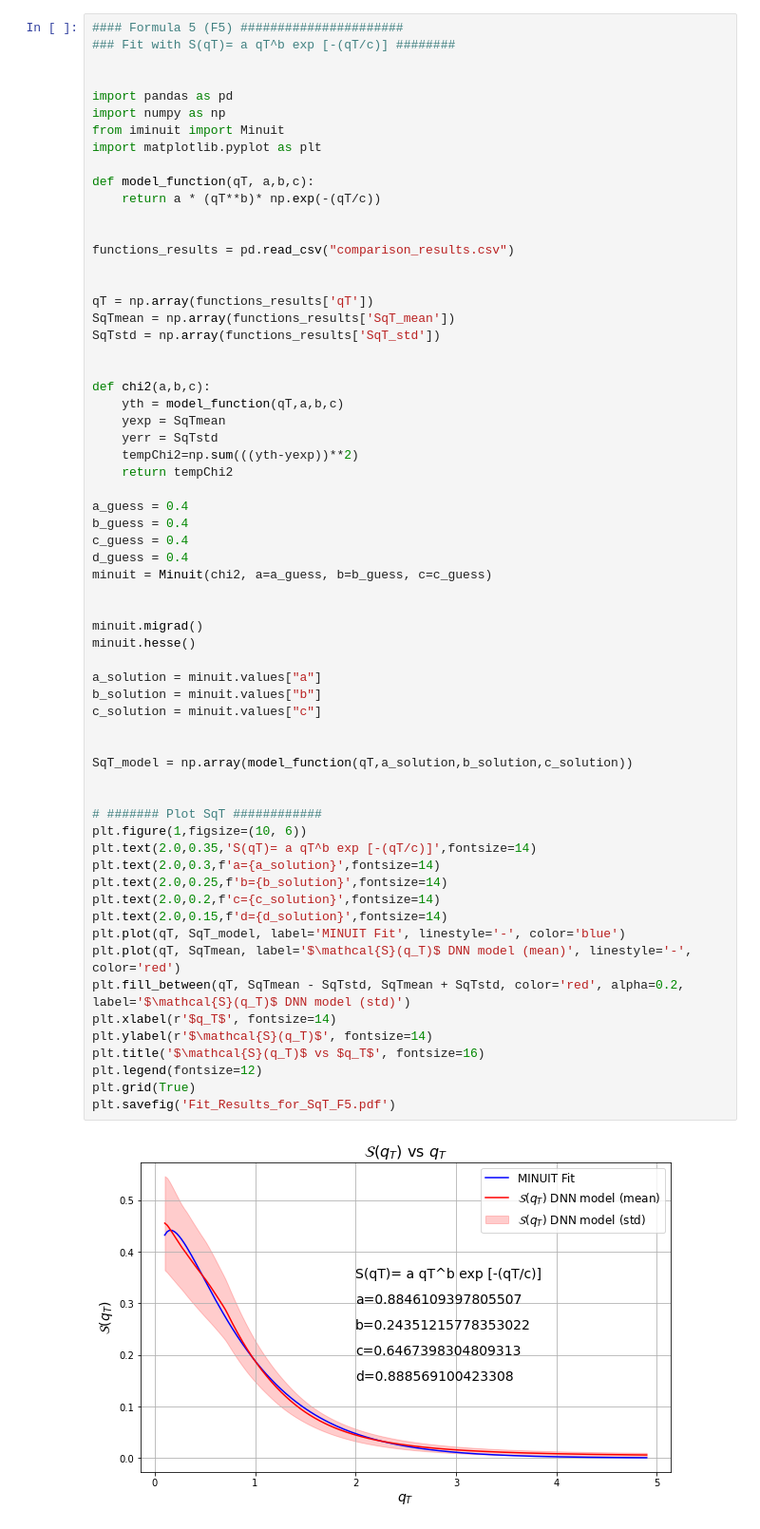
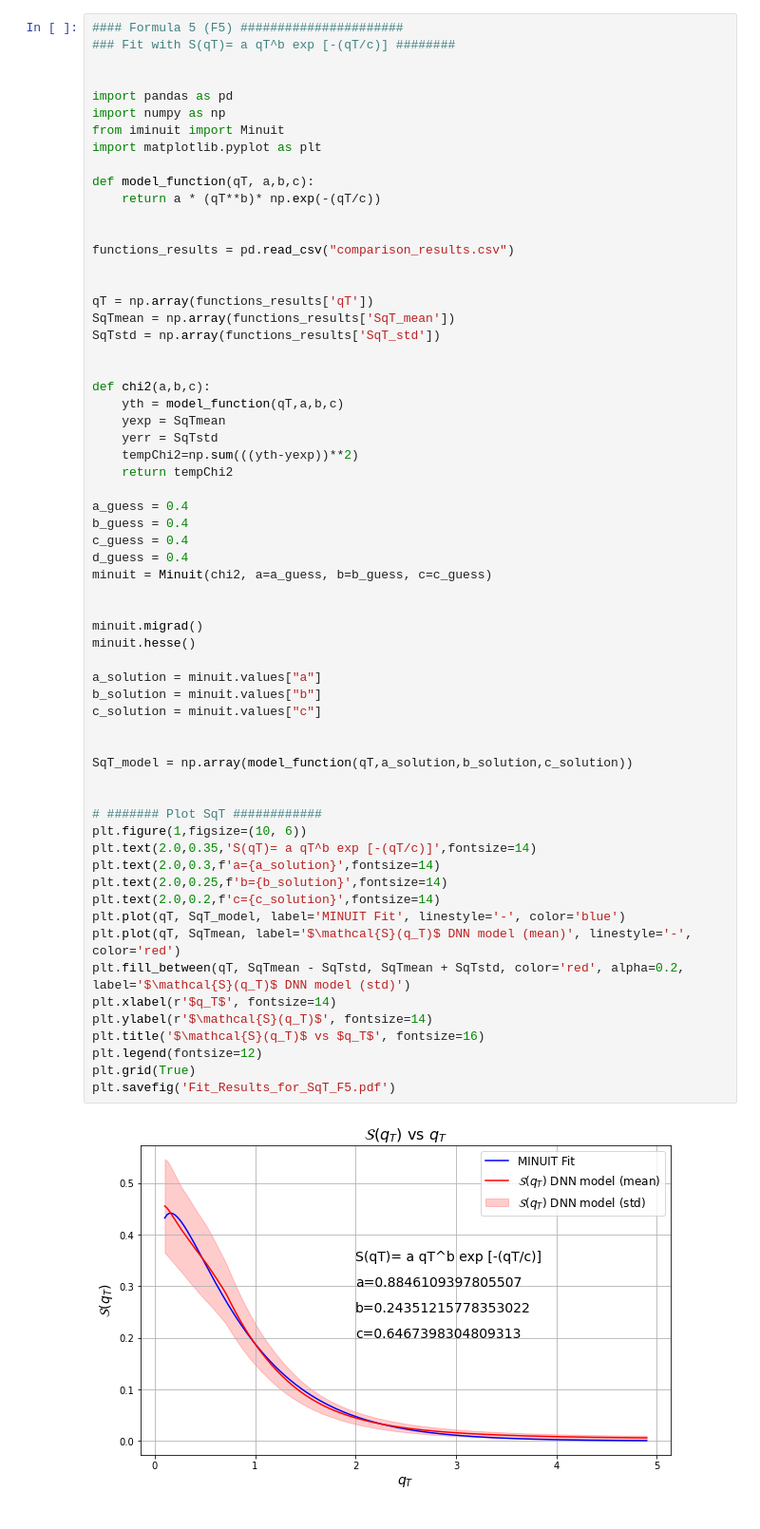
Before and after one commit to uva-spin/TMDs, a Jupyter notebook: UnpolarizedTMDs_Extraction/Tests_with_E288_Kinematics/Ansatz_Approach_for_QM/Work/Paper/Initial_Exp_Data_Fits/Implementing_both_Sq_and_B/Minuit_Fits/Minuit_Fits.ipynb, the cells around one changed output. Shown at 95% size. Drawn from its saved outputs; the diff is of its cells as text.

```diff
--- a/UnpolarizedTMDs_Extraction/Tests_with_E288_Kinematics/Ansatz_Approach_for_QM/Work/Paper/Initial_Exp_Data_Fits/Implementing_both_Sq_and_B/Minuit_Fits/Minuit_Fits.ipynb
+++ b/UnpolarizedTMDs_Extraction/Tests_with_E288_Kinematics/Ansatz_Approach_for_QM/Work/Paper/Initial_Exp_Data_Fits/Implementing_both_Sq_and_B/Minuit_Fits/Minuit_Fits.ipynb
@@ -297,35 +296,34 @@ d_guess = 0.4
 minuit = Minuit(chi2, a=a_guess, b=b_guess, c=c_guess)
 
 
 minuit.migrad()
 minuit.hesse()
 
 a_solution = minuit.values["a"]
 b_solution = minuit.values["b"]
 c_solution = minuit.values["c"]
 
 
 SqT_model = np.array(model_function(qT,a_solution,b_solution,c_solution))
 
 
 # ####### Plot SqT ############
 plt.figure(1,figsize=(10, 6))
 plt.text(2.0,0.35,'S(qT)= a qT^b exp [-(qT/c)]',fontsize=14)
 plt.text(2.0,0.3,f'a={a_solution}',fontsize=14)
 plt.text(2.0,0.25,f'b={b_solution}',fontsize=14)
 plt.text(2.0,0.2,f'c={c_solution}',fontsize=14)
-plt.text(2.0,0.15,f'd={d_solution}',fontsize=14)
 plt.plot(qT, SqT_model, label='MINUIT Fit', linestyle='-', color='blue')
 plt.plot(qT, SqTmean, label='$\mathcal{S}(q_T)$ DNN model (mean)', linestyle='-', color='red')
 plt.fill_between(qT, SqTmean - SqTstd, SqTmean + SqTstd, color='red', alpha=0.2, label='$\mathcal{S}(q_T)$ DNN model (std)')
 plt.xlabel(r'$q_T$', fontsize=14)
 plt.ylabel(r'$\mathcal{S}(q_T)$', fontsize=14)
 plt.title('$\mathcal{S}(q_T)$ vs $q_T$', fontsize=16)
 plt.legend(fontsize=12)
 plt.grid(True)
 plt.savefig('Fit_Results_for_SqT_F5.pdf')
 # %% [output]
-[figure, old version]
+[figure, new version]
 # %%
 #### Formula 6 (F6) ######################
 ### Fit with S(qT)= a0 + a1*exp(-b1*qT)  ########
```
Also changed, not shown: parts of 4 cells of this notebook, 5 other files.
